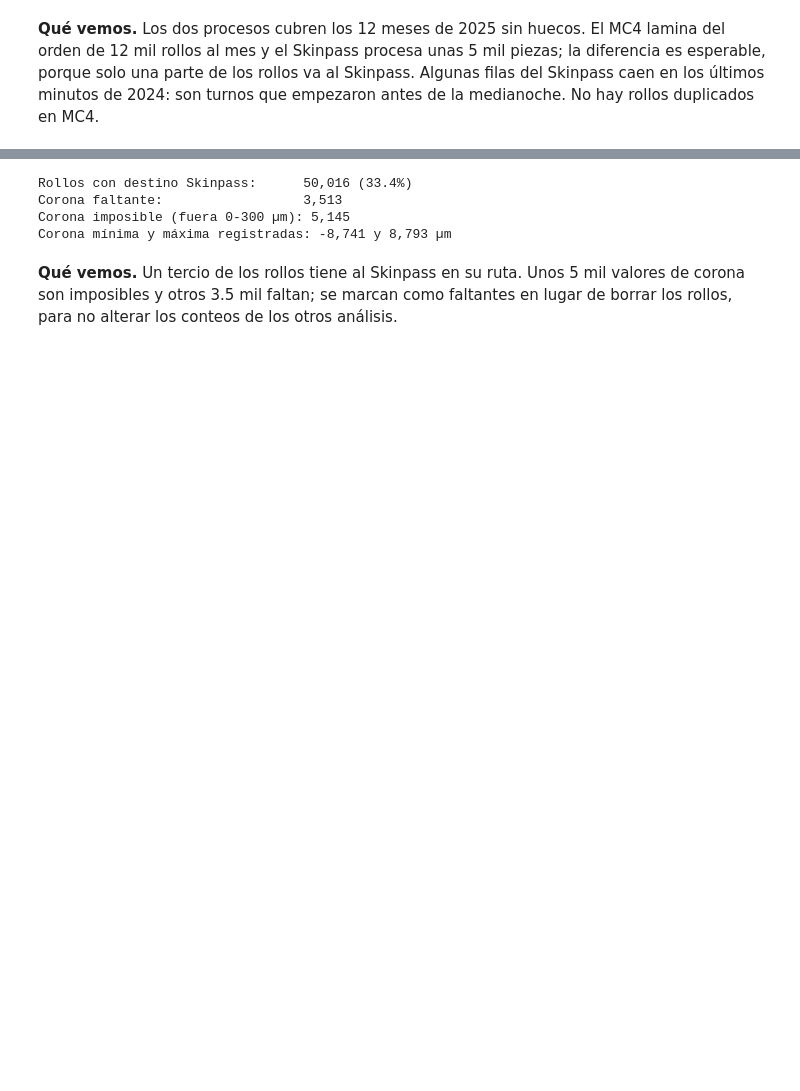
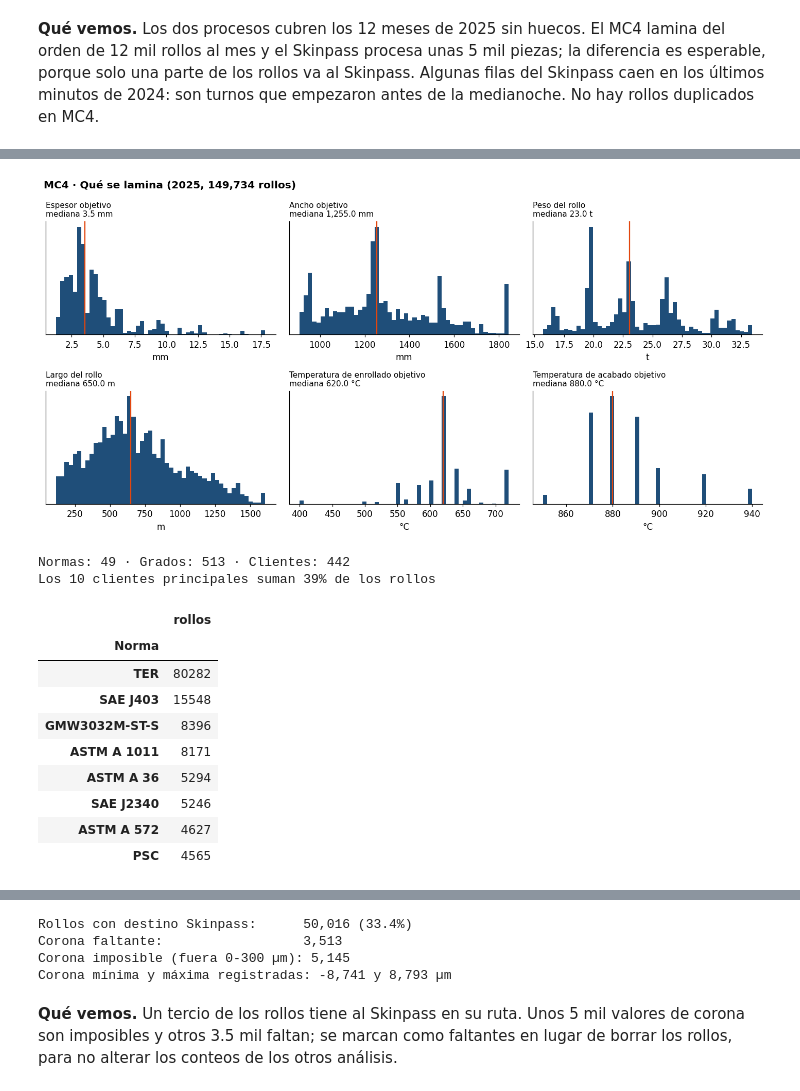
Before and after one commit to DiegoLarrieta/Entregable_Reto, a Jupyter notebook: notebooks/01_datos.ipynb, the cells around one changed output, grey strips where cells are left out. Cells and saved outputs as stored; diff of their text form; code cells hidden in the pictures; blank space fills up the shorter version.

```diff
--- a/notebooks/01_datos.ipynb
+++ b/notebooks/01_datos.ipynb
@@ -101,0 +180,13 @@ plt.show()
+# %%
+def sin_informacion(perf):
+    p = perf[perf['grupo'] != 'Defectos (5 bloques)']
+    vacias = p.index[p['% lleno'] < 1].str.strip().tolist()
+    constantes = p.index[(p['% lleno'] >= 1) & (p['distintos'] == 1)].str.strip().tolist()
+    return vacias, constantes
+
+for nombre, perf in [('MC4', perf_mc4), ('Skinpass', perf_skp)]:
+    vacias, constantes = sin_informacion(perf)
+    print(f'{nombre}: {len(vacias)} vacías y {len(constantes)} constantes')
+    print(textwrap.fill('Vacías: ' + ', '.join(vacias), 110, subsequent_indent='  '))
+    print(textwrap.fill('Constantes: ' + ', '.join(constantes), 110, subsequent_indent='  '))
+    print()
@@ -101,0 +245,38 @@ plt.show()
+# %%
+vars_mc4 = {
+    'Espesor Objetivo': ('Espesor objetivo', 'mm', 1),
+    'Ancho Objetivo': ('Ancho objetivo', 'mm', 1),
+    'Peso': ('Peso del rollo', 't', 1000),
+    'Largo': ('Largo del rollo', 'm', 1),
+    'Temp Enrollado Obj': ('Temperatura de enrollado objetivo', '°C', 1),
+    'Temp Acabado Obj': ('Temperatura de acabado objetivo', '°C', 1),
+}
+fig, axs = plt.subplots(2, 3, figsize=(13, 6.5))
+for ax, (col, (nombre, unidad, div)) in zip(axs.flat, vars_mc4.items()):
+    v = mc4[col].dropna() / div
+    ax.hist(v.clip(v.quantile(.005), v.quantile(.995)), bins=50, color=COLORES['azul'])
+    ax.axvline(v.median(), color=COLORES['naranja'], lw=1.5)
+    ax.set_title(f'{nombre}\nmediana {v.median():,.1f} {unidad}', fontsize=10)
+    ax.set_xlabel(unidad); ax.set_yticks([])
+fig.suptitle('MC4 · Qué se lamina (2025, 149,734 rollos)', x=0.01, ha='left', fontweight='bold')
+fig.tight_layout()
+guardar(fig, 'eda_mc4_producto')
+plt.show()
+
+print(f"Normas: {mc4['Norma'].nunique()} · Grados: {mc4['Grado'].nunique()} · Clientes: {mc4['Cliente'].nunique()}")
+print(f"Los 10 clientes principales suman {mc4['Cliente'].value_counts(normalize=True).head(10).sum():.0%} de los rollos")
+mc4['Norma'].value_counts().head(8).to_frame('rollos')
+# %% [output]
+[figure, added]
+Normas: 49 · Grados: 513 · Clientes: 442
+Los 10 clientes principales suman 39% de los rollos
+|  | rollos |
+| Norma |  |
+| TER | 80282 |
+| SAE J403 | 15548 |
+| GMW3032M-ST-S | 8396 |
+| ASTM A 1011 | 8171 |
+| ASTM A 36 | 5294 |
+| SAE J2340 | 5246 |
+| ASTM A 572 | 4627 |
+| PSC | 4565 |
```
Also changed, not shown: parts of 42 cells of this notebook, 17 other files.
